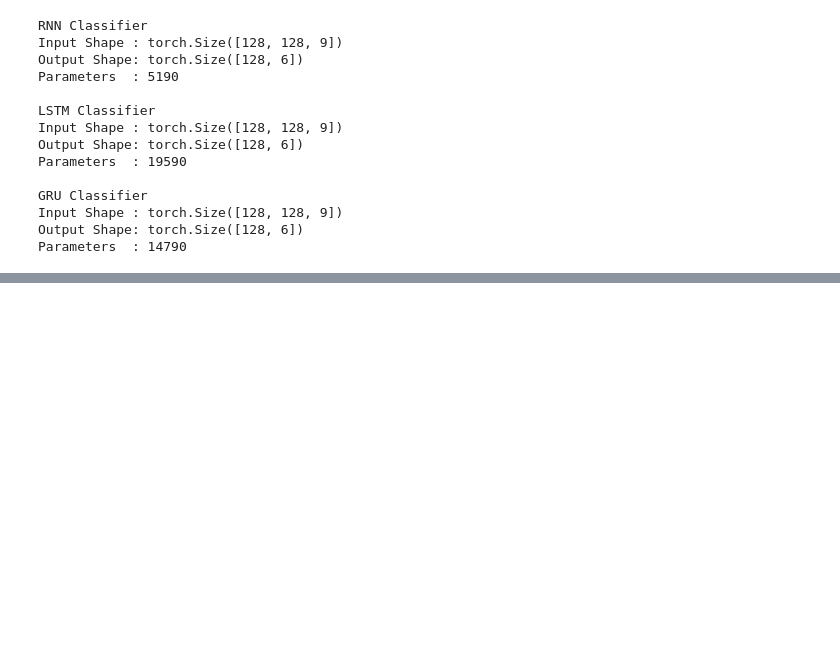
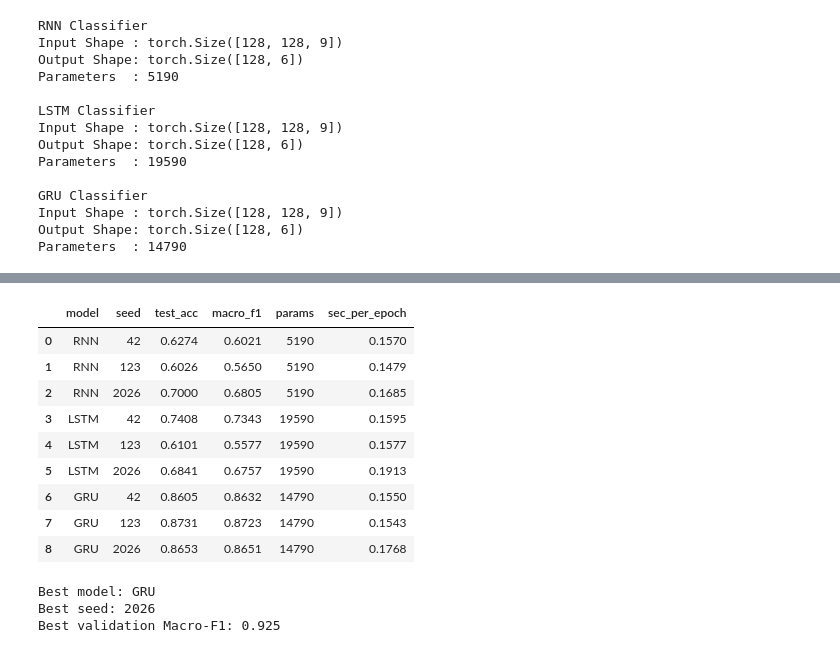
Before and after one commit to GUNJANSUMAN/accomadationfeedback, a Jupyter notebook: assgn_dnn.ipynb, the cells around one changed output, grey strips where cells are left out. Saved outputs shown, nothing was run; the diff lists cells and outputs as text; code cells hidden in the pictures; blank space fills up the shorter version.

```diff
--- a/assgn_dnn.ipynb
+++ b/assgn_dnn.ipynb
@@ -1493,0 +1677,36 @@ def evaluate_model(model, loader, criterion):
+# %%
+
+# Section 5.4(b) - HAR Experimental Results
+
+har_results_df = pd.DataFrame(har_experiment_results)
+
+display(
+    har_results_df[
+        [
+            "model",
+            "seed",
+            "test_acc",
+            "macro_f1",
+            "params",
+            "sec_per_epoch"
+        ]
+    ].round(4)
+)
+
+print("\nBest model:", best_har_model_name)
+print("Best seed:", best_har_seed)
+print("Best validation Macro-F1:", round(best_har_val_f1, 4))
+# %% [output]
+|  | model | seed | test_acc | macro_f1 | params | sec_per_epoch |
+| 0 | RNN | 42 | 0.6274 | 0.6021 | 5190 | 0.1570 |
+| 1 | RNN | 123 | 0.6026 | 0.5650 | 5190 | 0.1479 |
+| 2 | RNN | 2026 | 0.7000 | 0.6805 | 5190 | 0.1685 |
+| 3 | LSTM | 42 | 0.7408 | 0.7343 | 19590 | 0.1595 |
+| 4 | LSTM | 123 | 0.6101 | 0.5577 | 19590 | 0.1577 |
+| 5 | LSTM | 2026 | 0.6841 | 0.6757 | 19590 | 0.1913 |
+| 6 | GRU | 42 | 0.8605 | 0.8632 | 14790 | 0.1550 |
+| 7 | GRU | 123 | 0.8731 | 0.8723 | 14790 | 0.1543 |
+| 8 | GRU | 2026 | 0.8653 | 0.8651 | 14790 | 0.1768 |
+Best model: GRU
+Best seed: 2026
+Best validation Macro-F1: 0.925
```
Also changed, not shown: parts of 1 cell of this notebook.
